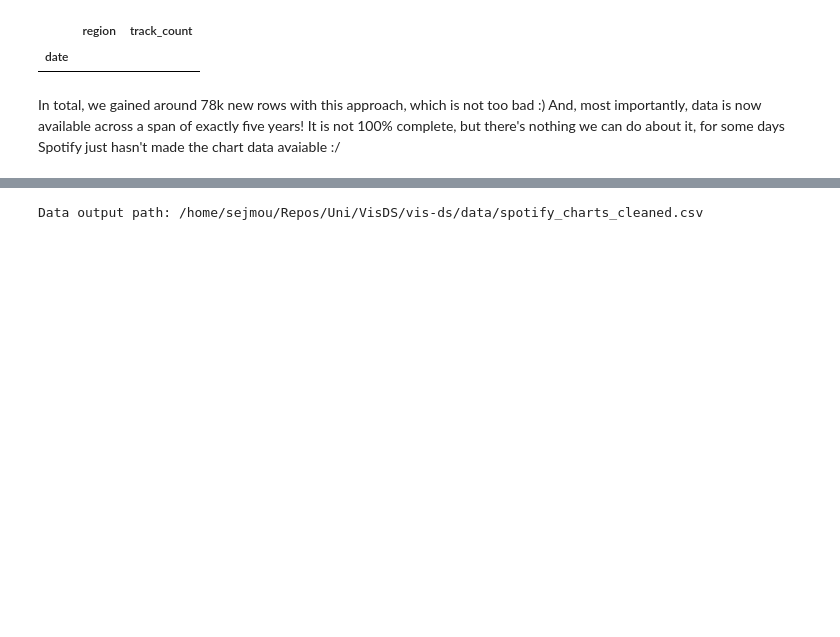
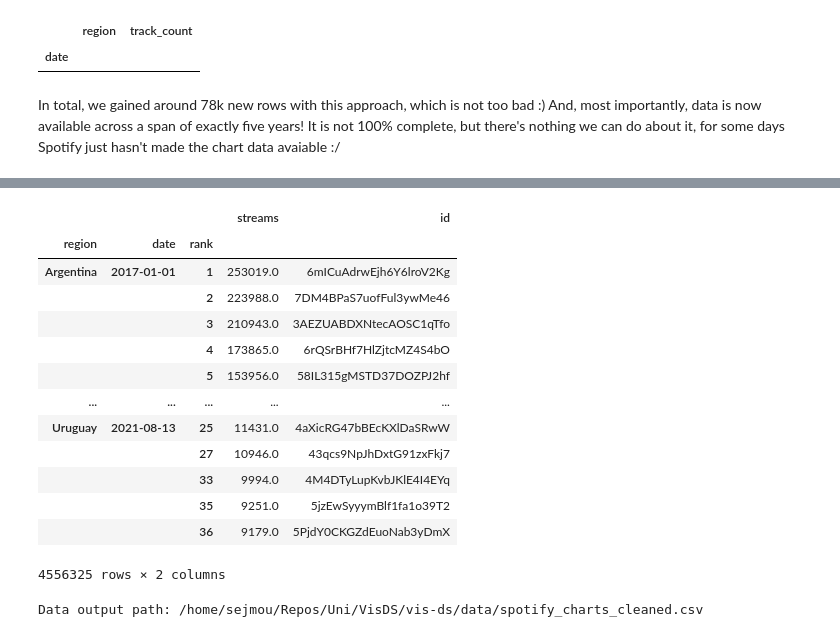
Before and after one commit to Sejmou/exploring-spotify-charts, a Jupyter notebook: data_exploration_and_crawling/spotify_charts_cleaned/merge_scraped_missing_and_initial.ipynb, the cells around one changed output, grey strips where cells are left out. Cells and saved outputs as stored; diff of their text form; code cells hidden in the pictures; blank space fills up the shorter version.

```diff
--- a/data_exploration_and_crawling/spotify_cleaned/merge_scraped_missing_and_initial.ipynb
+++ b/data_exploration_and_crawling/spotify_charts_cleaned/merge_scraped_missing_and_initial.ipynb
@@ -1278,3 +1297,21 @@ In total, we gained around 78k new rows with this approach, which is not too bad
+# %%
+final_data["id"] = final_data.uri.str.split("spotify:track:", expand=True).iloc[:,1]
+final_data.drop(columns="uri")
+# %% [output]
+|  |  |  | streams | id |
+| region | date | rank |  |  |
+| Argentina | 2017-01-01 | 1 | 253019.0 | 6mICuAdrwEjh6Y6lroV2Kg |
+|  |  | 2 | 223988.0 | 7DM4BPaS7uofFul3ywMe46 |
+|  |  | 3 | 210943.0 | 3AEZUABDXNtecAOSC1qTfo |
+|  |  | 4 | 173865.0 | 6rQSrBHf7HlZjtcMZ4S4bO |
+|  |  | 5 | 153956.0 | 58IL315gMSTD37DOZPJ2hf |
+| ... | ... | ... | ... | ... |
+| Uruguay | 2021-08-13 | 25 | 11431.0 | 4aXicRG47bBEcKXlDaSRwW |
+|  |  | 27 | 10946.0 | 43qcs9NpJhDxtG91zxFkj7 |
+|  |  | 33 | 9994.0 | 4M4DTyLupKvbJKlE4I4EYq |
+|  |  | 35 | 9251.0 | 5jzEwSyyymBlf1fa1o39T2 |
+|  |  | 36 | 9179.0 | 5PjdY0CKGZdEuoNab3yDmX |
+4556325 rows × 2 columns
 # %%
 final_data.to_csv(create_data_out_path("spotify_charts_cleaned.csv"))
 # %% [output]
```
Also changed, not shown: parts of 7 cells of this notebook, 4 other files.
